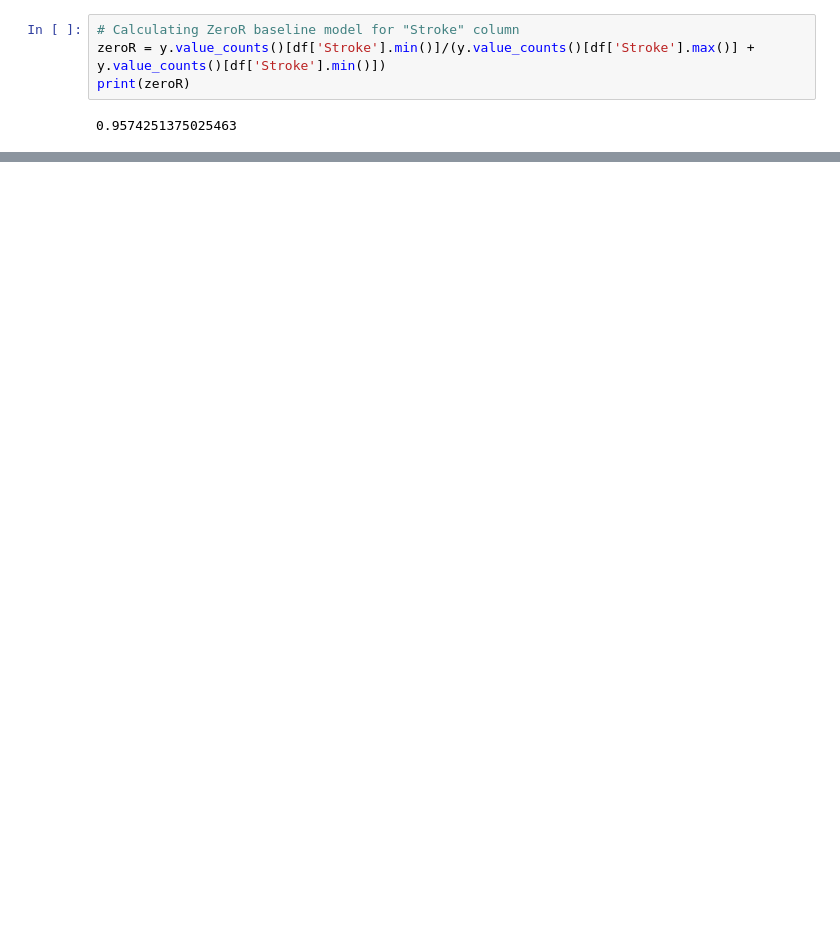
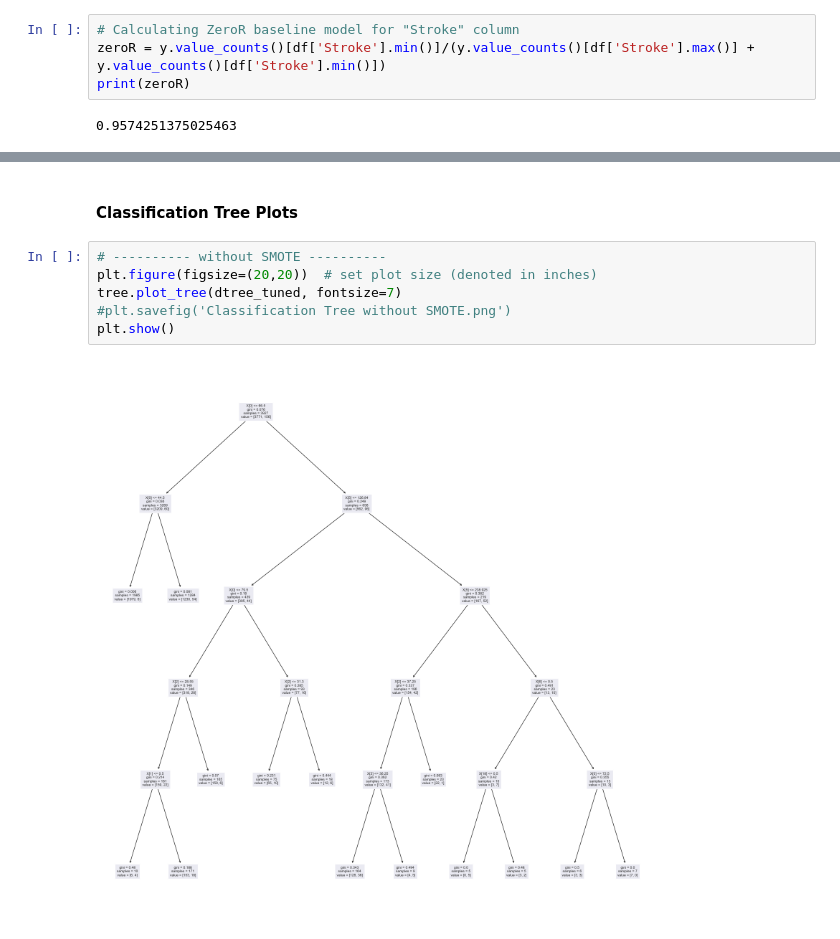
Before and after one commit to helenaglaring/BDM, a Jupyter notebook: BDM_stroke_prediction.ipynb, the cells around one changed output, grey strips where cells are left out. Saved outputs shown, nothing was run; the diff lists cells and outputs as text; blank space fills up the shorter version.

```diff
--- a/BDM_stroke_prediction.ipynb
+++ b/BDM_stroke_prediction.ipynb
@@ -391,0 +673,10 @@ print(zeroR)
+# %% [markdown]
+#### Classification Tree Plots
+# %%
+# ---------- without SMOTE ----------
+plt.figure(figsize=(20,20))  # set plot size (denoted in inches)
+tree.plot_tree(dtree_tuned, fontsize=7)
+#plt.savefig('Classification Tree without SMOTE.png')
+plt.show()
+# %% [output]
+[figure, added]
```
Also changed, not shown: parts of 82 cells of this notebook, 7 other files.
